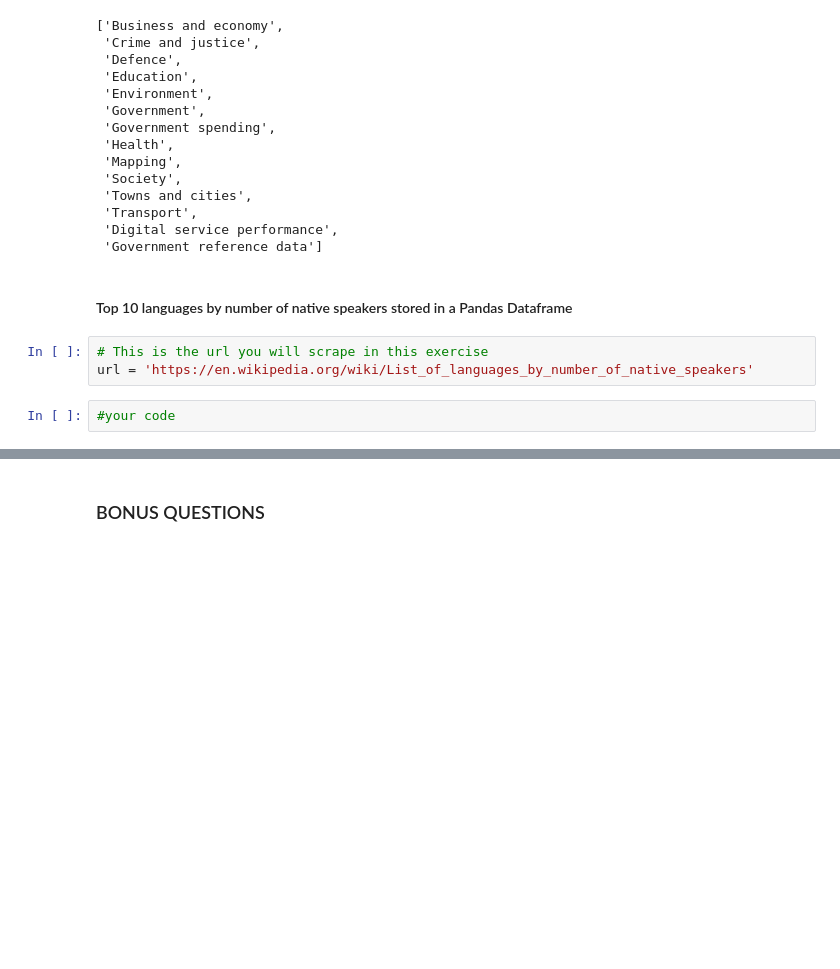
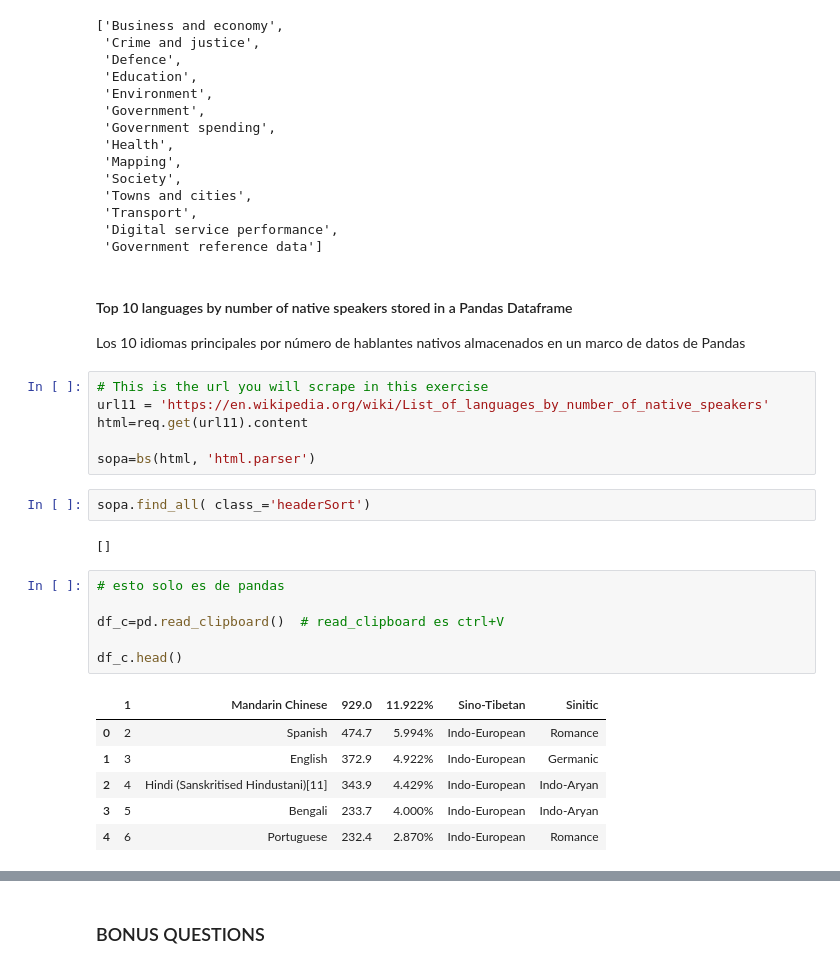
Before and after one commit to Ironhack-Data-Madrid-Agosto-2022/4.2-lab_web_scraping, a Jupyter notebook: your-code/4.2-lab_web_scraping [Pablo Gordo].ipynb, the cells around one changed output, grey strips where cells are left out. Cells and saved outputs as stored; diff of their text form; blank space fills up the shorter version.

```diff
--- a/your-code/4.2-lab_web_scraping [Pablo Gordo].ipynb
+++ b/your-code/4.2-lab_web_scraping [Pablo Gordo].ipynb
@@ -483,8 +483,28 @@ lst_govuk
  'Government reference data']
 # %% [markdown]
 #### Top 10 languages by number of native speakers stored in a Pandas Dataframe
+
+Los 10 idiomas principales por número de hablantes nativos almacenados en un marco de datos de Pandas
 # %%
 # This is the url you will scrape in this exercise
-url = 'https://en.wikipedia.org/wiki/List_of_languages_by_number_of_native_speakers'
+url11 = 'https://en.wikipedia.org/wiki/List_of_languages_by_number_of_native_speakers'
+html=req.get(url11).content
+
+sopa=bs(html, 'html.parser')
-# %%
-#your code
+# %%
+sopa.find_all( class_='headerSort')
+# %% [output]
+[]
+# %%
+# esto solo es de pandas
+
+df_c=pd.read_clipboard()  # read_clipboard es ctrl+V
+
+df_c.head()
+# %% [output]
+|  | 1 | Mandarin Chinese | 929.0 | 11.922% | Sino-Tibetan | Sinitic |
+| 0 | 2 | Spanish | 474.7 | 5.994% | Indo-European | Romance |
+| 1 | 3 | English | 372.9 | 4.922% | Indo-European | Germanic |
+| 2 | 4 | Hindi (Sanskritised Hindustani)[11] | 343.9 | 4.429% | Indo-European | Indo-Aryan |
+| 3 | 5 | Bengali | 233.7 | 4.000% | Indo-European | Indo-Aryan |
+| 4 | 6 | Portuguese | 232.4 | 2.870% | Indo-European | Romance |
```
Also changed, not shown: parts of 2 cells of this notebook.
